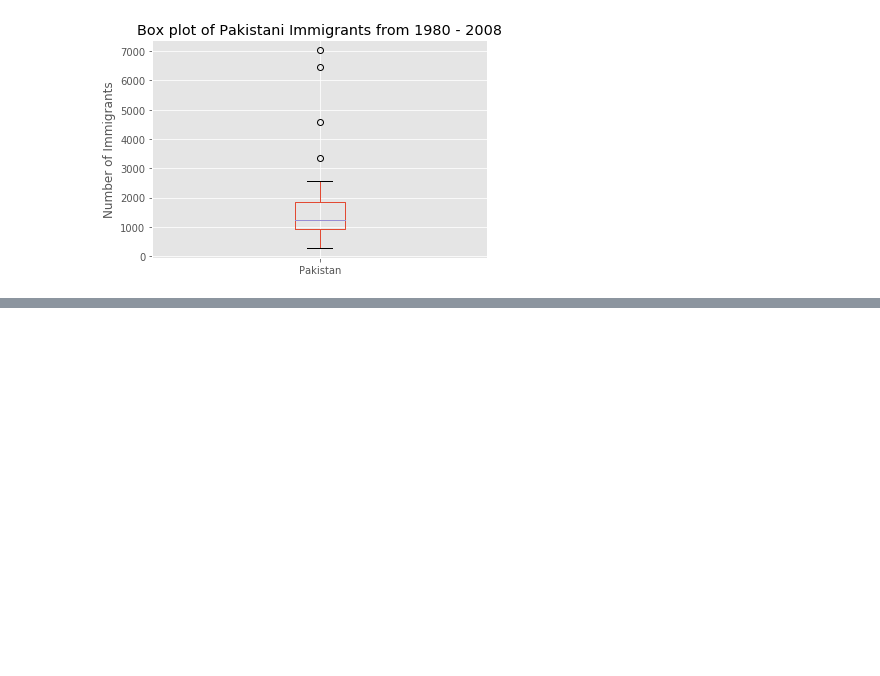
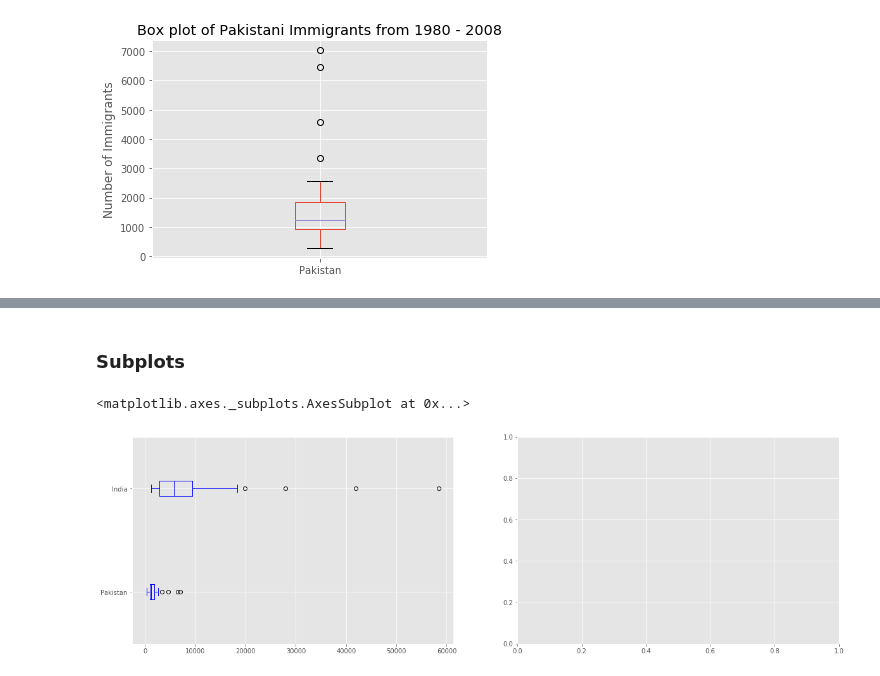
Before and after one commit to AmmaraRazzaq/dataVisualization_with_Python, a Jupyter notebook: Australia_Immigration.ipynb, the cells around one changed output, grey strips where cells are left out. Saved outputs shown, nothing was run; the diff lists cells and outputs as text; code cells hidden in the pictures; blank space fills up the shorter version.

```diff
--- a/Australia_Immigration.ipynb
+++ b/Australia_Immigration.ipynb
@@ -498,0 +514,16 @@ Text(0, 0.5, 'Number of Immigrants')
+# %% [markdown]
+### Subplots
+# %%
+fig= plt.figure()
+
+ax0 = fig.add_subplot(1,2,1)
+ax1 = fig.add_subplot(1,2,2)
+
+#subplot1
+df_pi.plot(kind='box',color='blue',vert=False,figsize=(20,6),ax=ax0)
+ax0.set_title('Box Plots of Immigrants from Pakistan and India (1980 - 2008)')
+ax0.set_xlabel('Number of Immigrants')
+ax0.set_ylabel('Countries')
+# %% [output]
+<matplotlib.axes._subplots.AxesSubplot at 0x...>
+[figure, added]
```
Also changed, not shown: parts of 2 cells of this notebook.
